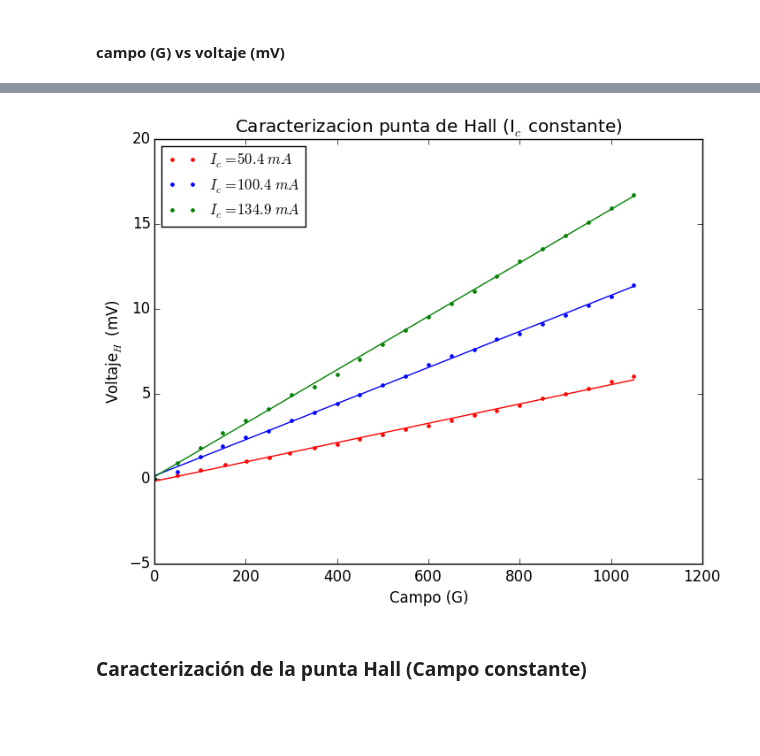
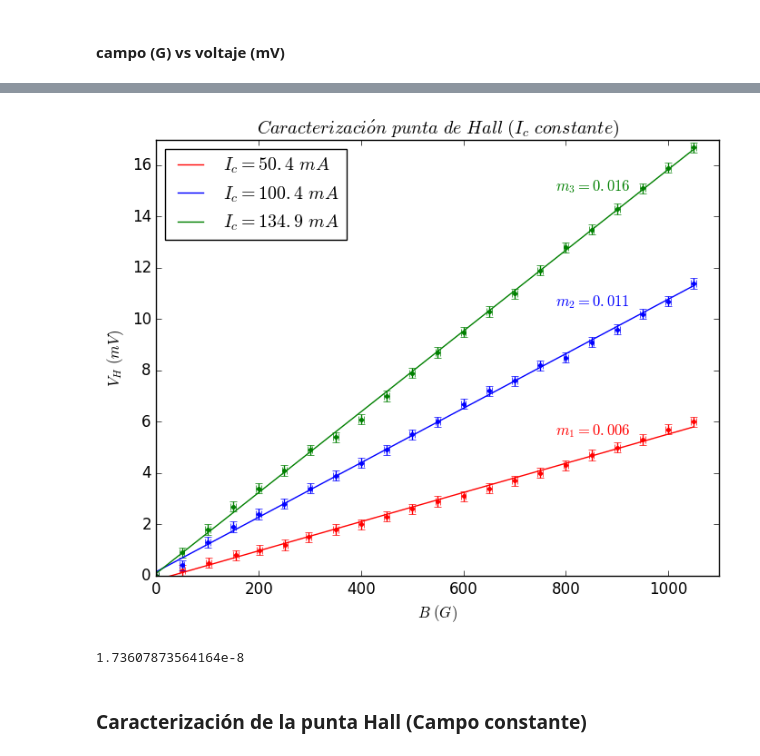
Before and after one commit to LFelipeGomez/LabConII, a Jupyter notebook: Hall/Efecto_hall.ipynb, the cells around one changed output, grey strips where cells are left out. Saved outputs shown, nothing was run; the diff lists cells and outputs as text; code cells hidden in the pictures; blank space fills up the shorter version.

Commit message:
Termine practica de Hall, se agrega pdf y graficas

```diff
--- a/Hall/Efecto_hall.ipynb
+++ b/Hall/Efecto_hall.ipynb
@@ -24,7 +26,7 @@ function ajuste_recta(X,Y)
 
     xs = 0:1:X[n]
     ys = [y = m*x + b for x in xs]
-    return xs, ys
+    return m, xs, ys
 end
 
 function valor_esperado(X,ν,ℓ)
@@ -158,23 +97,41 @@ campo_voltaje_150 = [0 94.7; 50 95.6; 100 96.5; 150 97.4; 200 98.1; 250 98.8; 30
 # %%
-plot(campo_voltaje_50[:,1], campo_voltaje_50[:,2].-campo_voltaje_50[1,2], "r.", label=L"$I_c = 50.4\ mA$")
-plot(campo_voltaje_100[:,1], campo_voltaje_100[:,2].-campo_voltaje_100[1,2], "b.", label=L"$I_c = 100.4\ mA$")
-plot(campo_voltaje_150[:,1], campo_voltaje_150[:,2].-campo_voltaje_150[1,2], "g.", label=L"$I_c = 134.9\ mA$")
+errorbar(campo_voltaje_50[:,1], campo_voltaje_50[:,2].-campo_voltaje_50[1,2],yerr=0.2,xerr=5,c="r",fmt=".",ecolor="r")
+errorbar(campo_voltaje_100[:,1], campo_voltaje_100[:,2].-campo_voltaje_100[1,2],yerr=0.2,xerr=5,c="b",fmt=".",ecolor="b")
+errorbar(campo_voltaje_150[:,1], campo_voltaje_150[:,2].-campo_voltaje_150[1,2],yerr=0.2,xerr=5,c="g",fmt=".",ecolor="g")
 
-a_50, b_50 = ajuste_recta(campo_voltaje_50[:,1], campo_voltaje_50[:,2].-campo_voltaje_50[1,2])
-a_100, b_100 = ajuste_recta(campo_voltaje_100[:,1], campo_voltaje_100[:,2].-campo_voltaje_100[1,2])
-a_150, b_150 = ajuste_recta(campo_voltaje_150[:,1], campo_voltaje_150[:,2].-campo_voltaje_150[1,2])
+m₁, a_50, b_50 = ajuste_recta(campo_voltaje_50[:,1], campo_voltaje_50[:,2].-campo_voltaje_50[1,2])
+m₂, a_100, b_100 = ajuste_recta(campo_voltaje_100[:,1], campo_voltaje_100[:,2].-campo_voltaje_100[1,2])
+m₃, a_150, b_150 = ajuste_recta(campo_voltaje_150[:,1], campo_voltaje_150[:,2].-campo_voltaje_150[1,2])
 
-plot(a_50,b_50, "r")
-plot(a_100,b_100, "b")
-plot(a_150,b_150, "g")
+m₁ = round(m₁,3)
+m₂ = round(m₂,3)
+m₃ = round(m₃,3)
+
+plot(a_50,b_50, "r", label=L"$I_c = 50.4\ mA$")
+plot(a_100,b_100, "b", label=L"$I_c = 100.4\ mA$")
+plot(a_150,b_150, "g", label=L"$I_c = 134.9\ mA$")
 
 
-title(L"Caracterizacion punta de Hall (I$_c$ constante)")
-xlabel("Campo (G)")
-ylabel(L"Voltaje$_H$ (mV)")
-legend(loc="upper left", fontsize="medium");
+title(L"Caracterizaci\acute{o}n\ punta\ de\ Hall\ (I_c\ constante)")
+xlabel(L"$B\ (G)$")
+ylabel(L"$V_H\ (mV)$")
+ylim(0,17)
+xlim(0,1100)
+legend(loc="upper left")
+text(780,15,latexstring("m_3 =",m₃), color="green")
+text(780,10.5,latexstring("m_2 =",m₂), color="blue")
+text(780,5.5,latexstring("m_1 =",m₁), color="red")
+savefig("figura_4");
 # %% [output]
-[figure, old version]
+[figure, new version]
+# %%
+RH₁ = m₁*h/0.0504/1000
+RH₂ = m₂*h/0.1004/1000
+RH₃ = m₃*h/0.1349/1000
+
+(RH₁ + RH₂ + RH₃)/3
+# %% [output]
+1.73607873564164e-8
 # %% [markdown]
 ###  Caracterización de la punta Hall (Campo constante)
 # %% [markdown]
```
Also changed, not shown: parts of 35 cells of this notebook, 18 other files.
